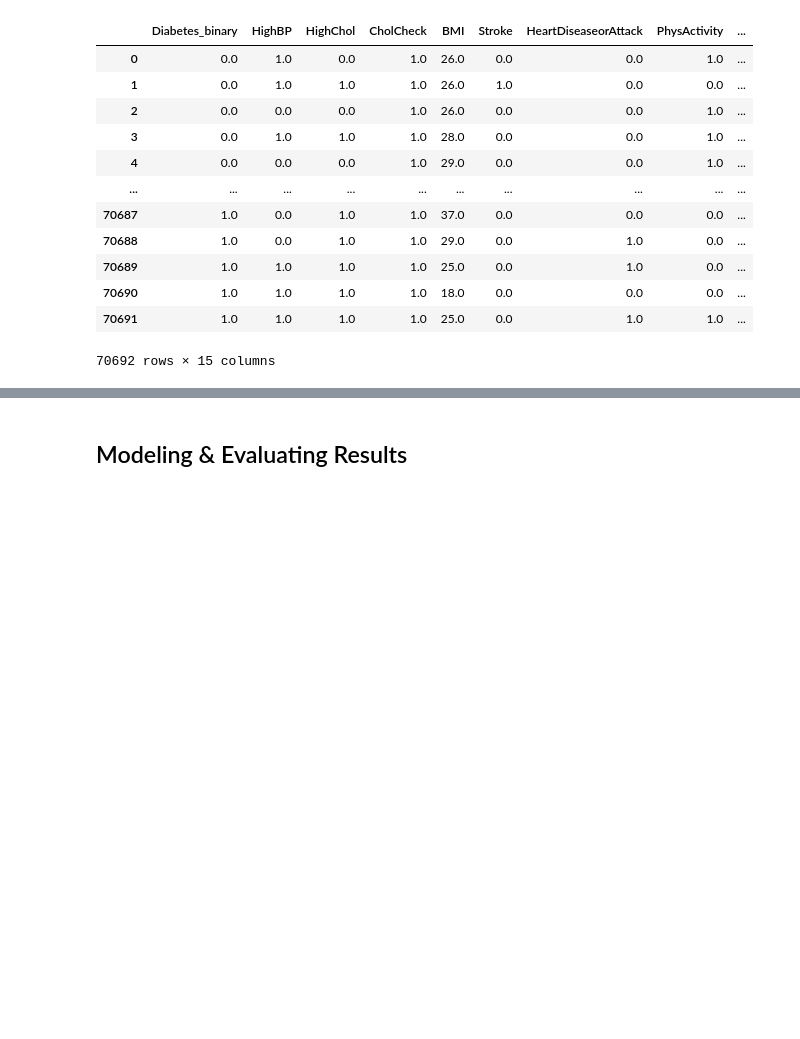
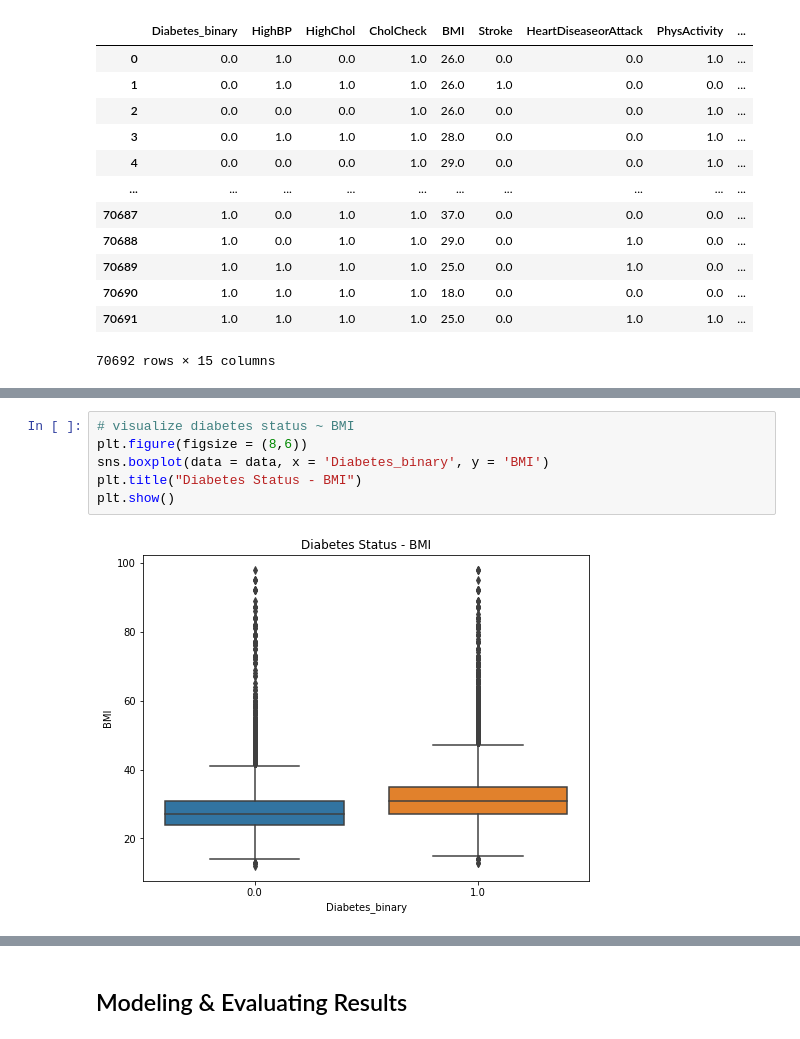
Before and after one commit to catlanhua/ITSC3162, a Jupyter notebook: ITSC3162Project2.ipynb, the cells around one changed output, grey strips where cells are left out. Drawn from its saved outputs; the diff is of its cells as text; blank space fills up the shorter version.

```diff
--- a/ITSC3162Project2.ipynb
+++ b/ITSC3162Project2.ipynb
@@ -181,0 +234,8 @@ data
+# %%
+# visualize diabetes status ~ BMI
+plt.figure(figsize = (8,6))
+sns.boxplot(data = data, x = 'Diabetes_binary', y = 'BMI')
+plt.title("Diabetes Status - BMI")
+plt.show()
+# %% [output]
+[figure, added]
```
Also changed, not shown: parts of 53 cells of this notebook.
